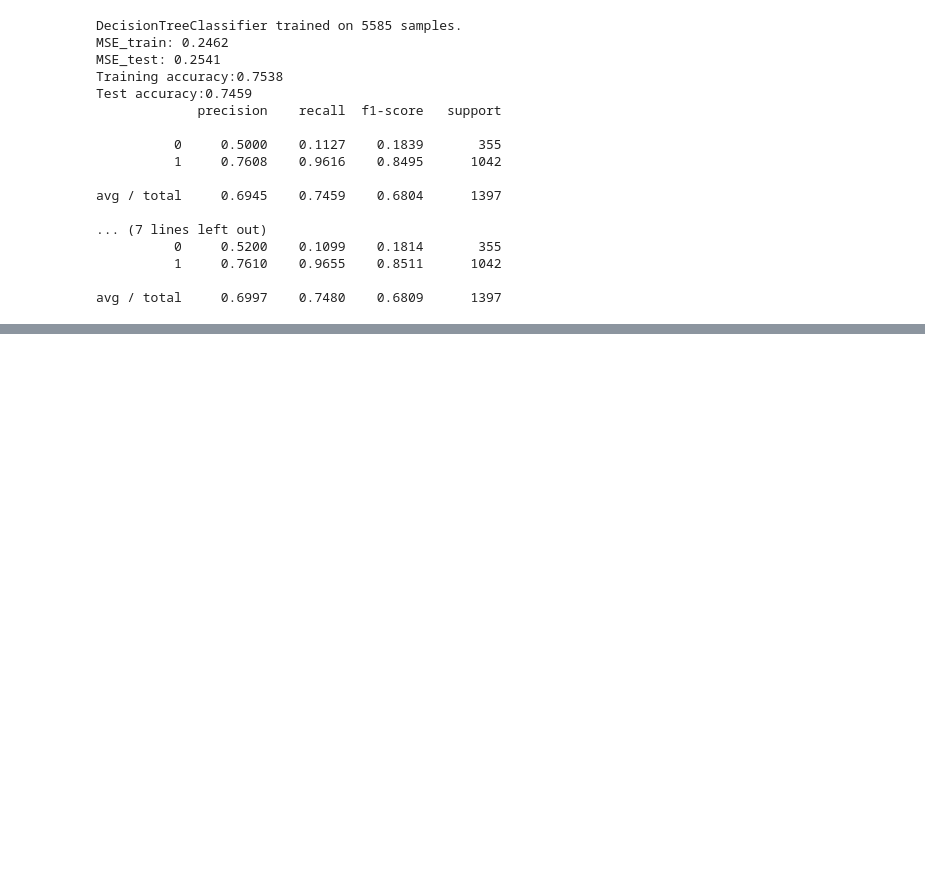
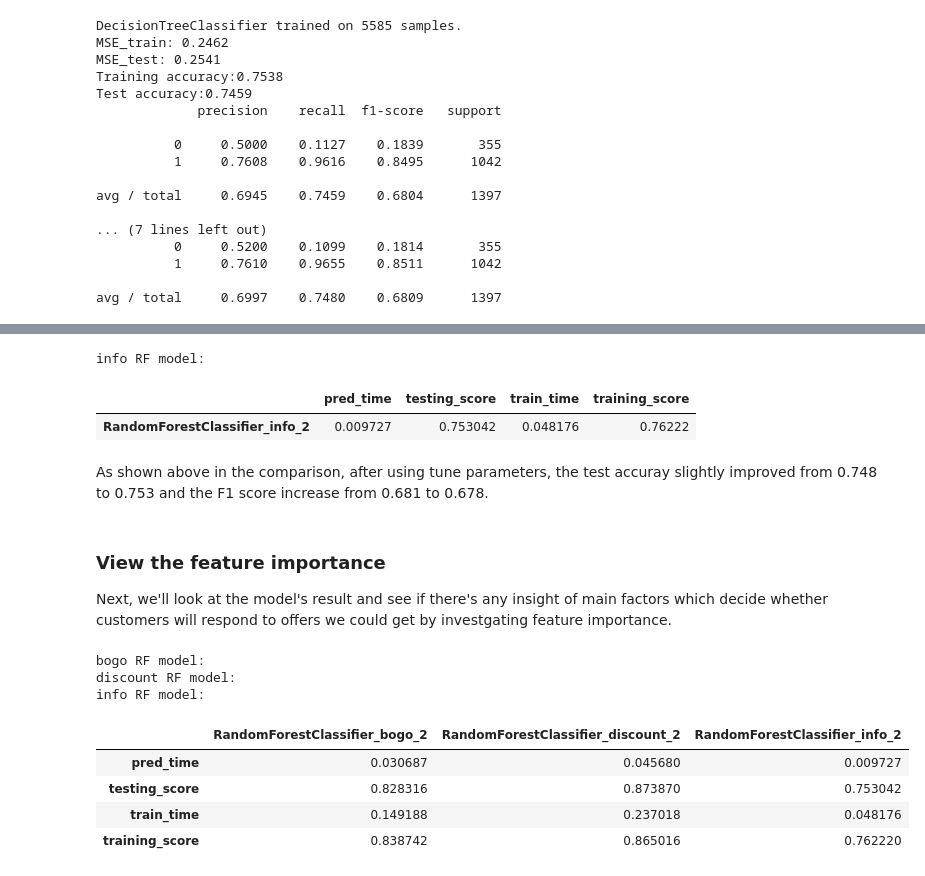
Before and after one commit to JcFreya/Starbucks-Capstone-Challenge, a Jupyter notebook: Starbucks_Capstone_notebook.ipynb, the cells around one changed output, grey strips where cells are left out. Cells and saved outputs as stored; diff of their text form; code cells hidden in the pictures; blank space fills up the shorter version.

```diff
--- a/Starbucks_Capstone_notebook.ipynb
+++ b/Starbucks_Capstone_notebook.ipynb
@@ -1076,0 +1080,12 @@ avg / total     0.6997    0.7480    0.6809      1397
+# %%
+# create the function to find best model results for each offer type
+def best_model(offer_type):
+    '''
+    input:
+    - offer_type: string of offer type name
+    output:
+    - dataframe containing results of best model so far
+
+    '''
+    print(offer_type + ' RF model:')
+    return results.transpose()[results.transpose()['testing_score']==results.transpose()[results.transpose().index.str.contains("RandomForestClassifier_"+offer_type)]['testing_score'].max()]
@@ -1076,0 +1270,24 @@ avg / total     0.6997    0.7480    0.6809      1397
+# %%
+# best model for informational offer type
+best_model('info')
+# %% [output]
+info RF model:
+|  | pred_time | testing_score | train_time | training_score |
+| RandomForestClassifier_info_2 | 0.009727 | 0.753042 | 0.048176 | 0.76222 |
+# %% [markdown]
+As shown above in the comparison, after using tune parameters, the test accuray slightly improved from 0.748 to 0.753 and the F1 score increase from 0.681 to 0.678.
+# %% [markdown]
+### View the feature importance
+Next, we'll look at the model's result and see if there's any insight of main factors which decide whether customers will respond to offers we could get by investgating feature importance.
+# %%
+# models summary
+best_model('bogo').append([best_model('discount'),best_model('info')]).transpose()
+# %% [output]
+bogo RF model:
+discount RF model:
+info RF model:
+|  | RandomForestClassifier_bogo_2 | RandomForestClassifier_discount_2 | RandomForestClassifier_info_2 |
+| pred_time | 0.030687 | 0.045680 | 0.009727 |
+| testing_score | 0.828316 | 0.873870 | 0.753042 |
+| train_time | 0.149188 | 0.237018 | 0.048176 |
+| training_score | 0.838742 | 0.865016 | 0.762220 |
```
Also changed, not shown: parts of 17 cells of this notebook.
